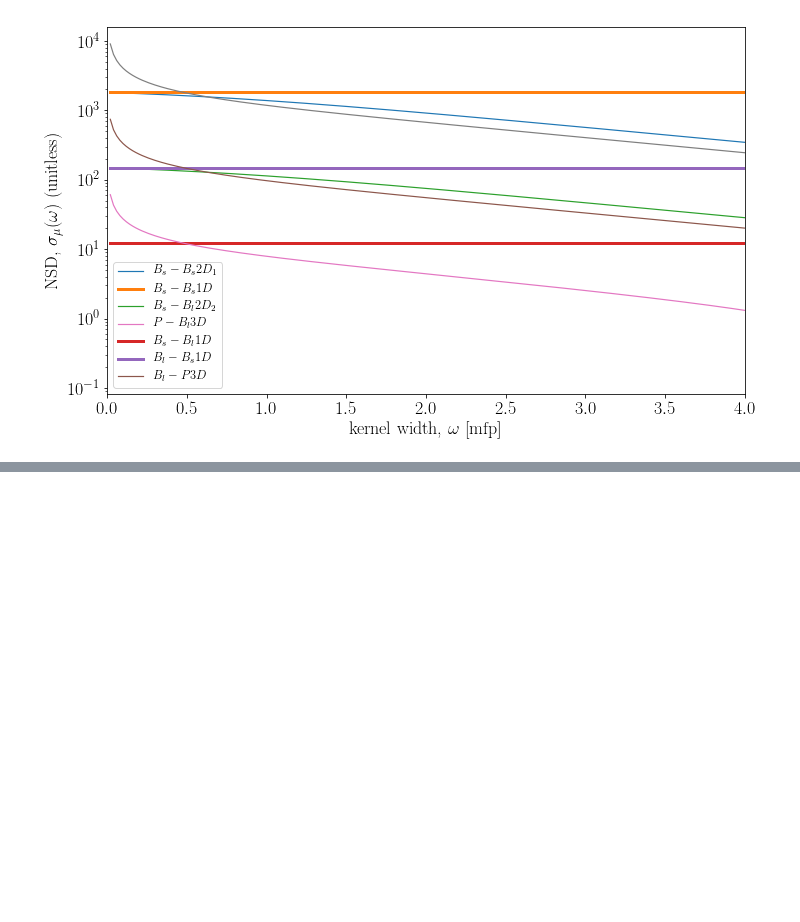
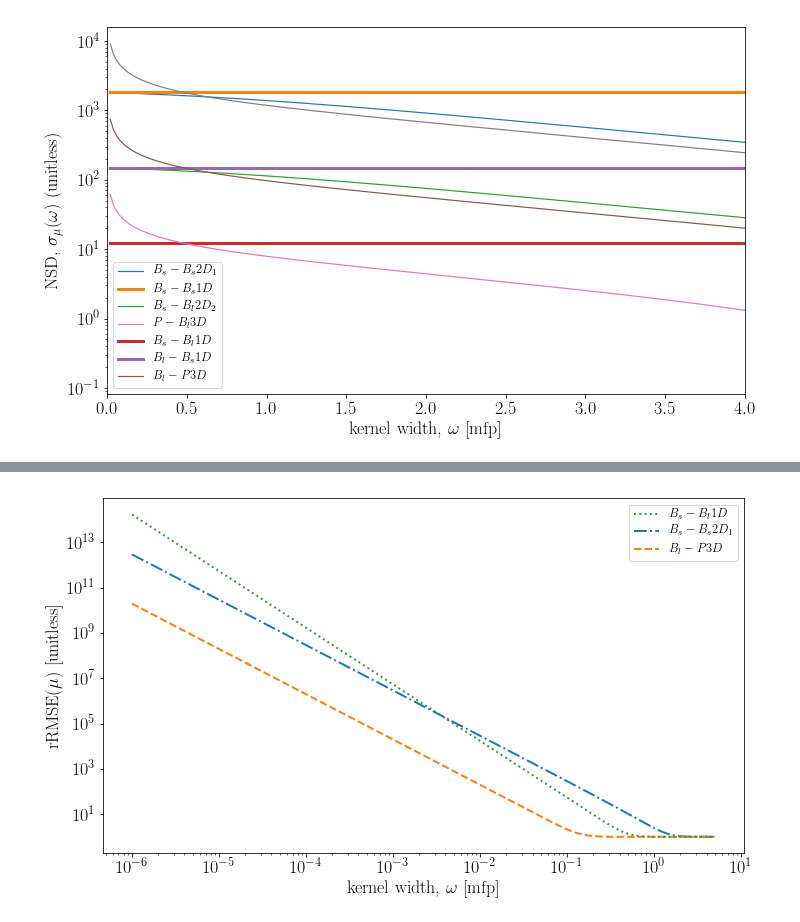
Before and after one commit to RaeJ/Raytracer, a Jupyter notebook: Analysis.ipynb, the cells around one changed output, grey strips where cells are left out. Cells and saved outputs as stored; diff of their text form; code cells hidden in the pictures; blank space fills up the shorter version.

```diff
--- a/Analysis.ipynb
+++ b/Analysis.ipynb
@@ -87,0 +78,22 @@ pylab.show()
+# %%
+plt.rc('text', usetex=True)
+plt.rc('font', family='serif')
+
+my_data = np.genfromtxt('rRMSE.csv', delimiter=',')
+
+BsBs2D1, = plt.plot(my_data[:,0], my_data[:,1], label='$B_s-B_s2D_1$', lw=2, linestyle='-.' )
+BlP3d, = plt.plot(my_data[:,0], my_data[:,2], label='$B_l-P3D$', lw=2, linestyle='--' )
+BsBl1D, = plt.plot(my_data[:,0], my_data[:,3], label='$B_s-B_l1D$', lw=2, linestyle=':' )
+
+plt.legend(handles=[BsBl1D,BsBs2D1,BlP3d],fontsize='x-small',loc=1)
+plt.tight_layout()
+
+# plt.ylim( 0, 10^5 )
+plt.ylabel("rRMSE$(\mu)$ [unitless]")
+plt.xlabel("kernel width, $\omega$ [mfp]")
+
+plt.yscale('log')
+plt.xscale('log')
+pylab.show()
+# %% [output]
+[figure, added]
```
Also changed, not shown: parts of 1 cell of this notebook, 2 other files.
